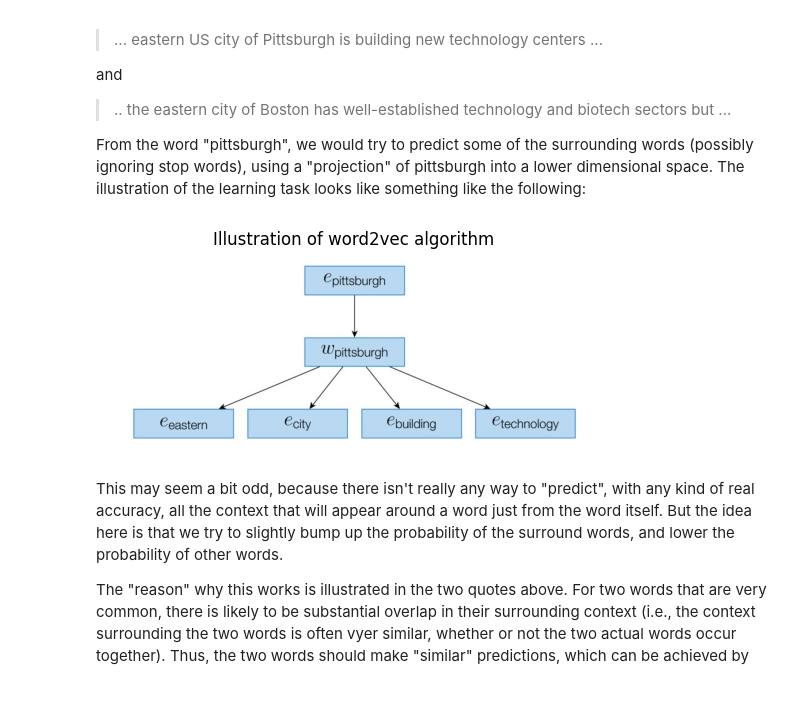
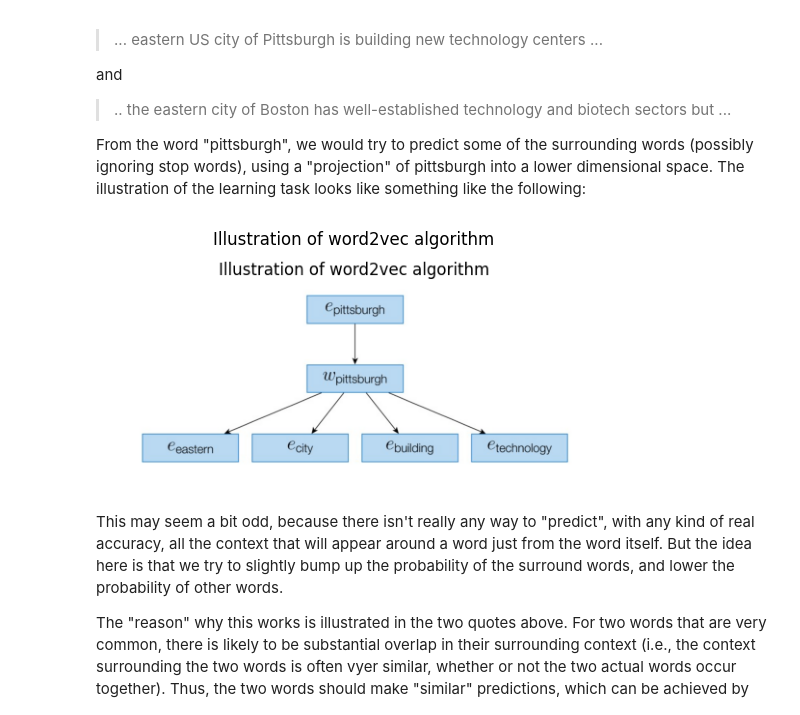
Before and after one commit to dbarretol/softserve-machine-learning-crash-course, a Jupyter notebook: S12 -NLP/Sprint_12_NLP.ipynb, the cells around one changed output. Cells and saved outputs as stored; diff of their text form; code cells hidden in the pictures.

```diff
--- a/S12 -NLP/Sprint_12_NLP.ipynb
+++ b/S12 -NLP/Sprint_12_NLP.ipynb
@@ -599,13 +587,13 @@ and
 
 From the word "pittsburgh", we would try to predict some of the surrounding words (possibly ignoring stop words), using a "projection" of pittsburgh into a lower dimensional space.  The illustration of the learning task looks like something like the following:
 # %%
-image = Image.open("word2vec.jpg")
+image = Image.open("word2vec.png")
 plt.imshow(image)
 plt.axis('off')
 plt.title('Illustration of word2vec algorithm')
 plt.show()
 # %% [output]
-[figure, old version]
+[figure, new version]
 # %% [markdown]
 This may seem a bit odd, because there isn't really any way to "predict", with any kind of real accuracy, all the context that will appear around a word just from the word itself.  But the idea here is that we try to slightly bump up the probability of the surround words, and lower the probability of other words.
 
```
Also changed, not shown: parts of 24 cells of this notebook.
